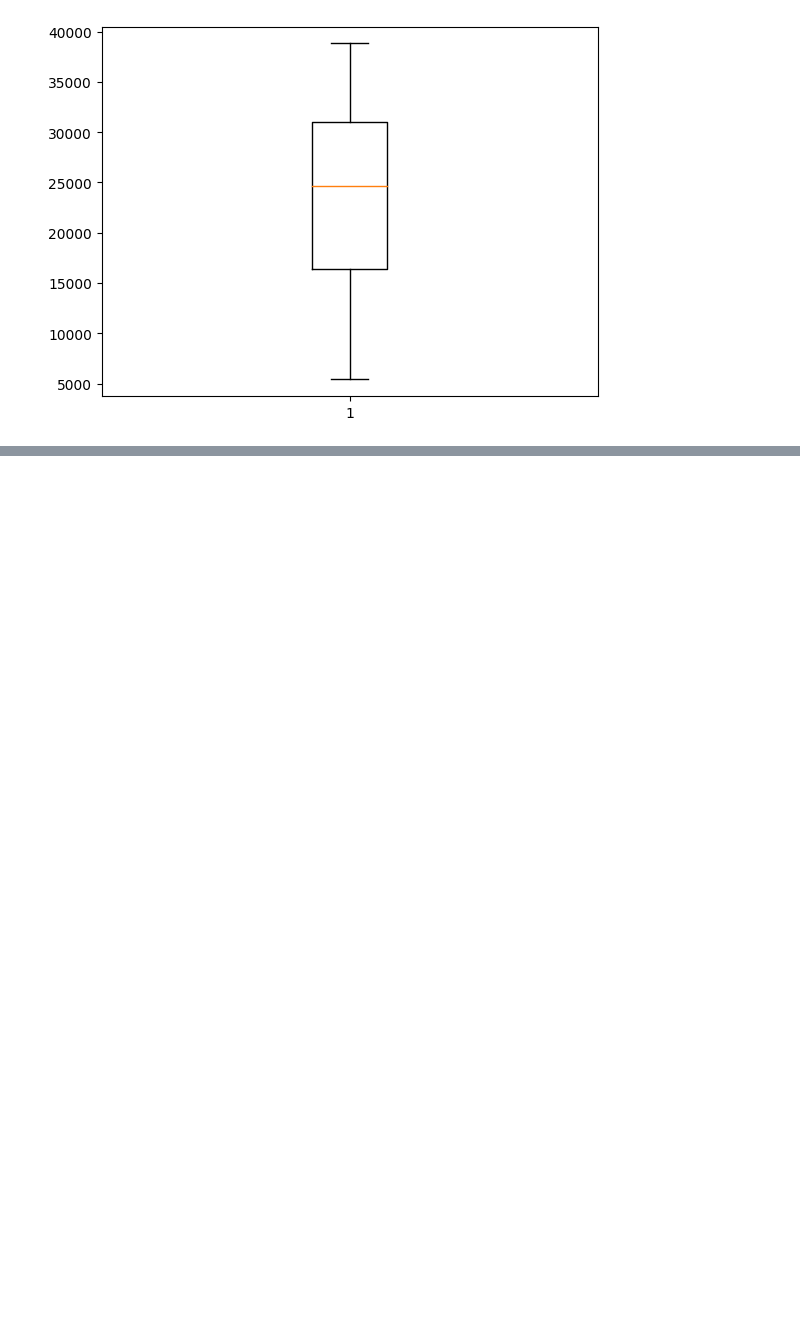
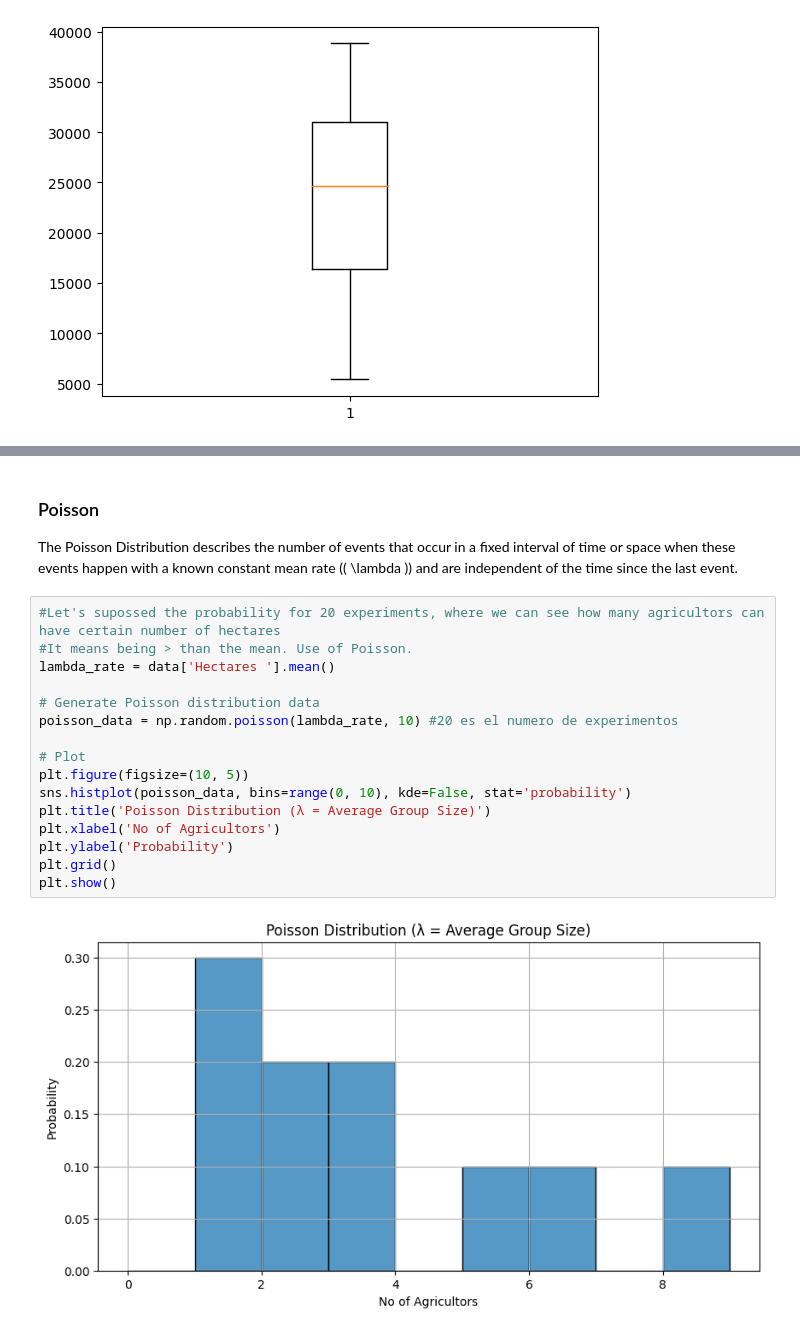
Before and after one commit to 2026726-dotcom/STDA, a Jupyter notebook: CA1.ipynb, the cells around one changed output, grey strips where cells are left out. Saved outputs shown, nothing was run; the diff lists cells and outputs as text; blank space fills up the shorter version.

```diff
--- a/CA1.ipynb
+++ b/CA1.ipynb
@@ -356,0 +372,21 @@ plt.show()
+# %% [markdown]
+### Poisson
+The Poisson Distribution describes the number of events that occur in a fixed interval of time or space when these events happen with a known constant mean rate (( \lambda )) and are independent of the time since the last event.
+# %%
+#Let's supossed the probability for 20 experiments, where we can see how many agricultors can have certain number of hectares
+#It means being > than the mean. Use of Poisson.
+lambda_rate = data['Hectares '].mean()
+
+# Generate Poisson distribution data
+poisson_data = np.random.poisson(lambda_rate, 10) #20 es el numero de experimentos
+
+# Plot
+plt.figure(figsize=(10, 5))
+sns.histplot(poisson_data, bins=range(0, 10), kde=False, stat='probability')
+plt.title('Poisson Distribution (λ = Average Group Size)')
+plt.xlabel('No of Agricultors')
+plt.ylabel('Probability')
+plt.grid()
+plt.show()
+# %% [output]
+[figure, added]
```
Also changed, not shown: parts of 28 cells of this notebook.
